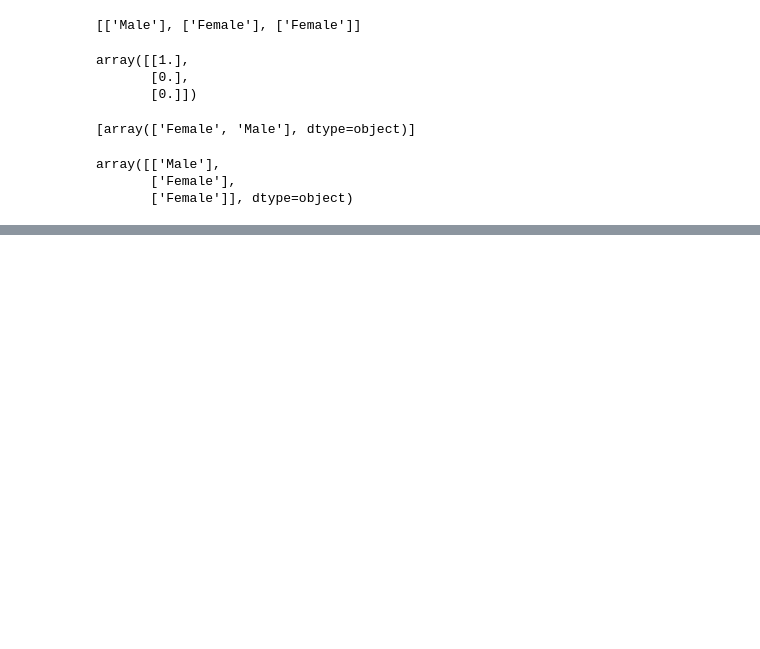
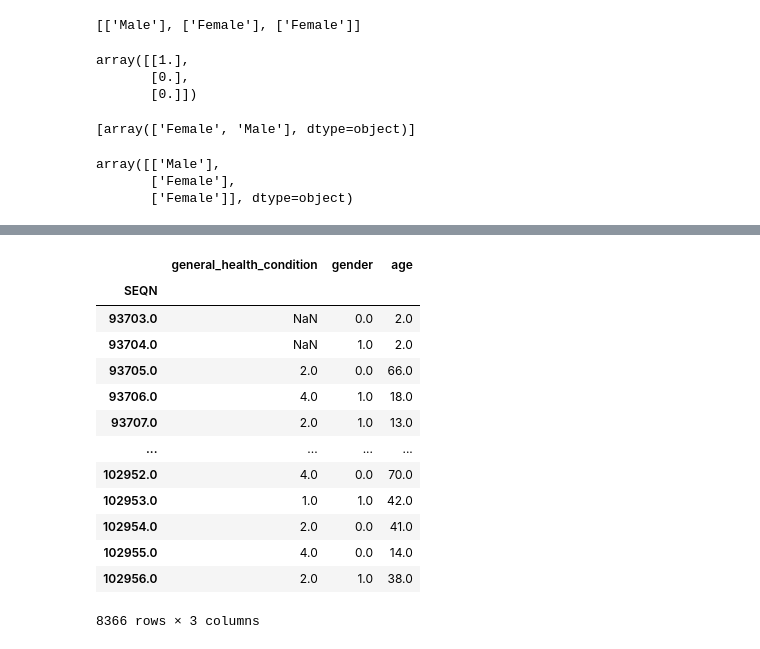
Before and after one commit to cesarmayta/BOOTCAMP_DSG1, a Jupyter notebook: dia3/04_codificacion_variable_categoria.ipynb, the cells around one changed output, grey strips where cells are left out. Saved outputs shown, nothing was run; the diff lists cells and outputs as text; code cells hidden in the pictures; blank space fills up the shorter version.

Commit message:
codificacion ordinal 2

```diff
--- a/dia3/04_codificacion_variable_categoria.ipynb
+++ b/dia3/04_codificacion_variable_categoria.ipynb
@@ -159,0 +172,3 @@ array([['Male'],
+# %%
+categorical_columns = nhanes_df.select_dtypes(object).columns
+categorical_columns
@@ -159,0 +179,5 @@ array([['Male'],
+# %%
+categorical_transformer = sklearn.compose.make_column_transformer(
+    (sklearn.preprocessing.OrdinalEncoder(),categorical_columns),
+    remainder="passthrough"
+)
@@ -159,0 +203,30 @@ array([['Male'],
+# %%
+nhanes_transformed_df = (
+    pd.DataFrame(
+        categorical_transformer.fit_transform(nhanes_df),
+        columns = categorical_transformer.get_feature_names_out(),
+        index = nhanes_df.index
+    )
+    .rename_columns(
+        function = lambda x: x.removeprefix("ordinalencoder__")
+    )
+    .rename_columns(
+        function = lambda x: x.removeprefix("remainder__")
+    )
+)
+nhanes_transformed_df
+# %% [output]
+|  | general_health_condition | gender | age |
+| SEQN |  |  |  |
+| 93703.0 | NaN | 0.0 | 2.0 |
+| 93704.0 | NaN | 1.0 | 2.0 |
+| 93705.0 | 2.0 | 0.0 | 66.0 |
+| 93706.0 | 4.0 | 1.0 | 18.0 |
+| 93707.0 | 2.0 | 1.0 | 13.0 |
+| ... | ... | ... | ... |
+| 102952.0 | 4.0 | 0.0 | 70.0 |
+| 102953.0 | 1.0 | 1.0 | 42.0 |
+| 102954.0 | 2.0 | 0.0 | 41.0 |
+| 102955.0 | 4.0 | 0.0 | 14.0 |
+| 102956.0 | 2.0 | 1.0 | 38.0 |
+8366 rows × 3 columns
```
Also changed, not shown: parts of 7 cells of this notebook.
